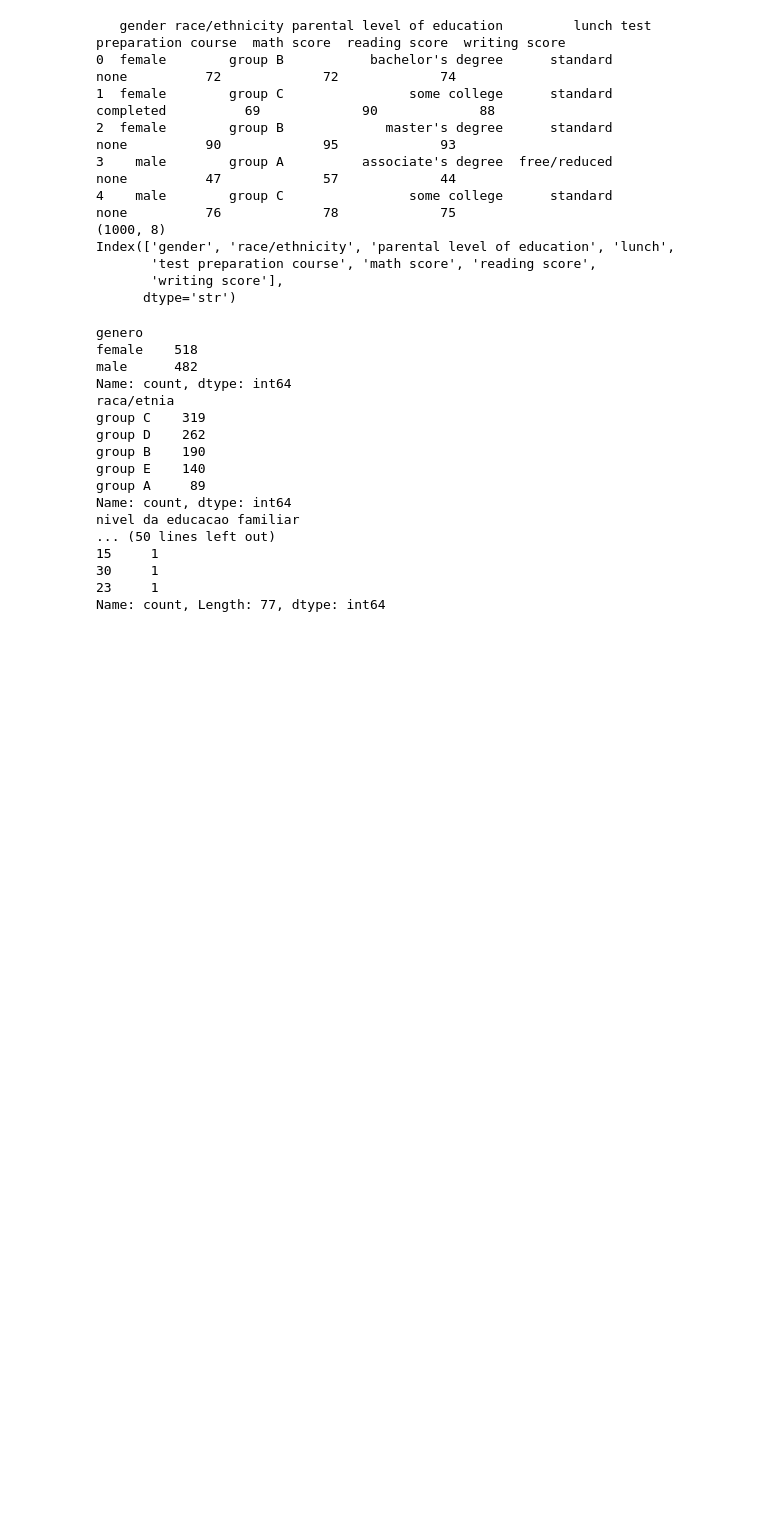
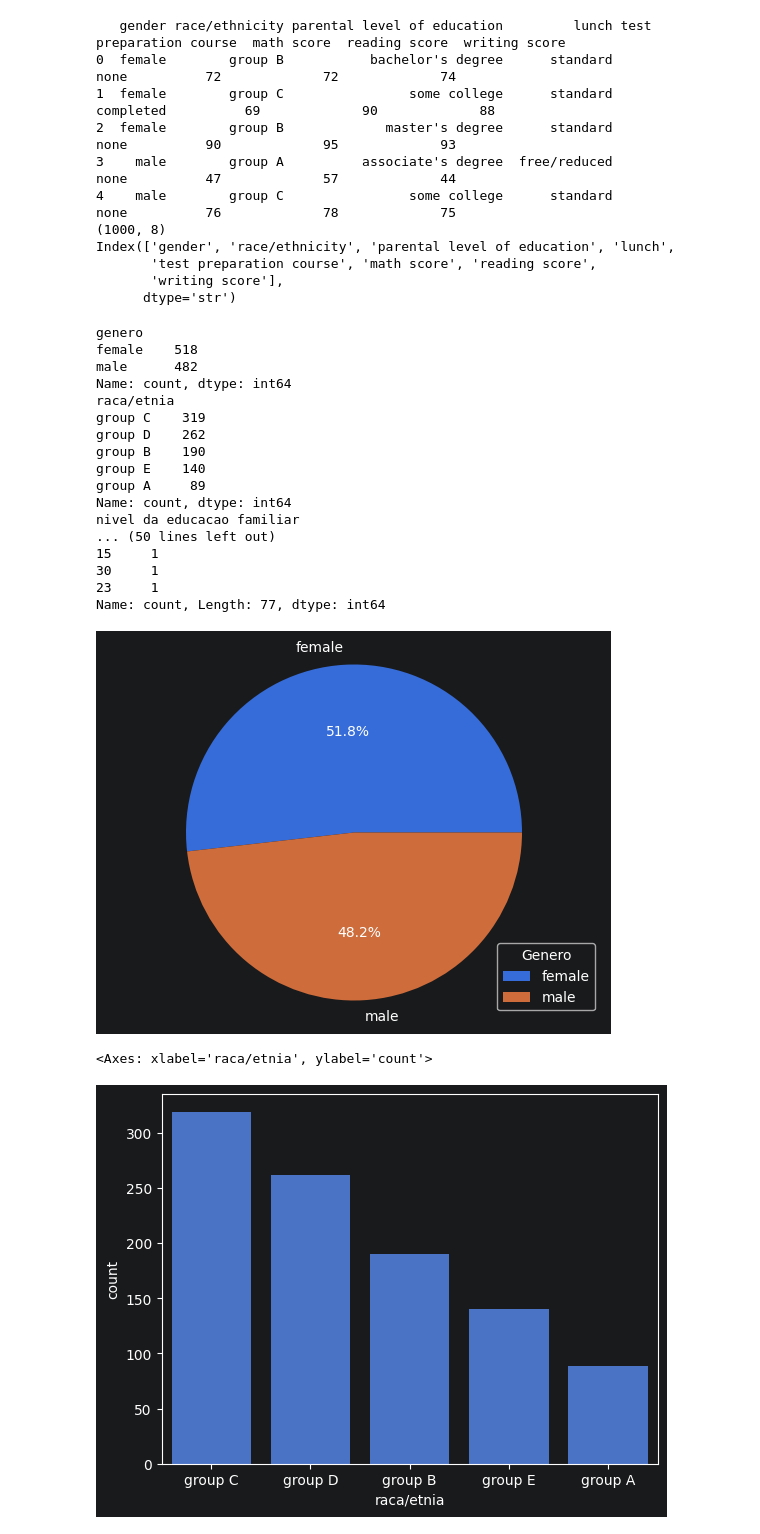
Before and after one commit to Rodrigo-Jr08/Semana-4, a Jupyter notebook: arquivo_novo.ipynb, the cells around one changed output. Saved outputs shown, nothing was run; the diff lists cells and outputs as text; code cells hidden in the pictures; blank space fills up the shorter version.

Commit message:
Criando graficos para analise

```diff
--- a/arquivo_novo.ipynb
+++ b/arquivo_novo.ipynb
@@ -62,3 +64,34 @@ nivel da educacao familiar
 30     1
 23     1
 Name: count, Length: 77, dtype: int64
+# %%
+#analise de graficos
+
+#genero
+plt.pie(agrupado_0,labels= ['female','male'],autopct='%1.1f%%')
+plt.legend(title='Genero',loc="lower right")
+plt.axis('equal')
+plt.show()
+
+#raça/etnia
+srn.barplot(agrupado_1)
+
+#Nivel de educação
+agrupado_2.plot.bar()
+plt.title("Nivel da Educação Familiar")
+
+#Almoço
+plt.pie(agrupado_3,labels= ['free/reduced','standart'],autopct='%1.1f%%')
+plt.legend(title='Almoco',loc="lower right")
+plt.axis('equal')
+plt.show()
+
+#Curso
+plt.pie(agrupado_4,labels= ['Sim','Não'],autopct='%1.1f%%')
+plt.legend(title='Fez Curso?',loc="lower right")
+plt.axis('equal')
+plt.show()
+# %% [output]
+[figure, added]
+<Axes: xlabel='raca/etnia', ylabel='count'>
+[figure, added]
```
Also changed, not shown: parts of 1 cell of this notebook.
